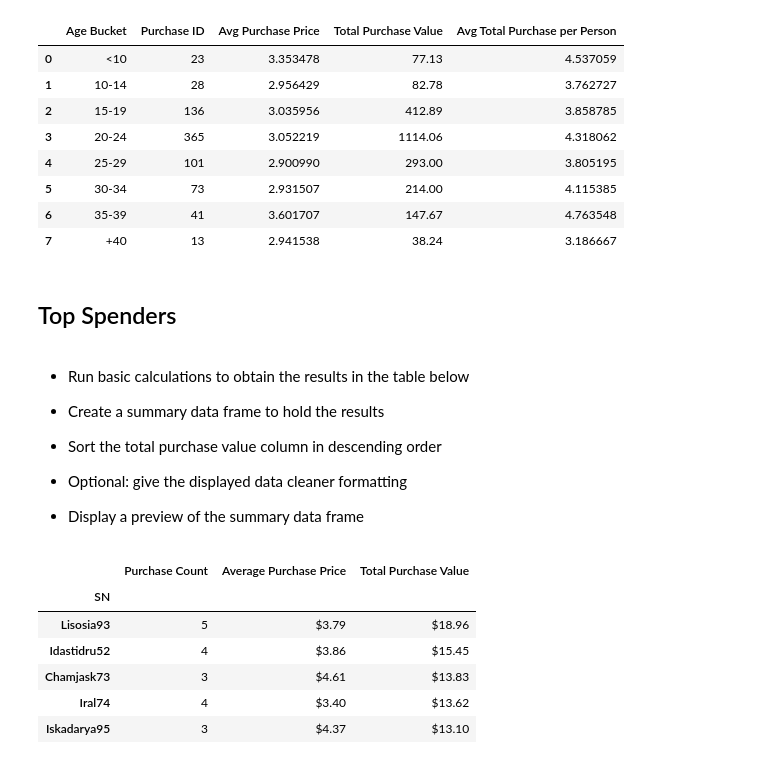
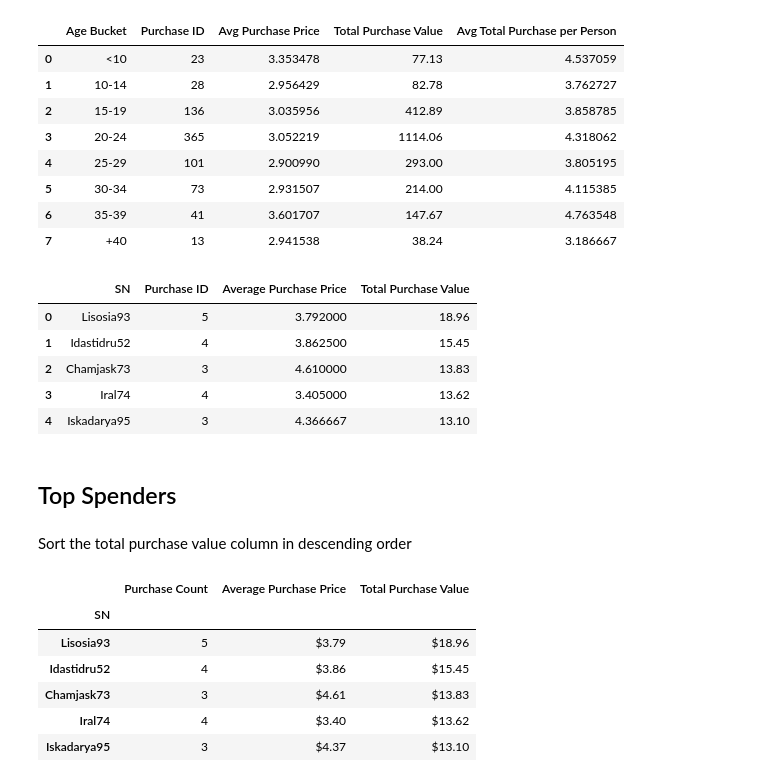
Before and after one commit to robmir22/pandas-challenge, a Jupyter notebook: HeroesOfPymoli/HeroesOfPymoli_starter.ipynb, the cells around one changed output. Drawn from its saved outputs; the diff is of its cells as text; code cells hidden in the pictures.

Commit message:
Finished Top Spenders

```diff
--- a/HeroesOfPymoli/HeroesOfPymoli_starter.ipynb
+++ b/HeroesOfPymoli/HeroesOfPymoli_starter.ipynb
@@ -176,22 +176,27 @@ purchase_count
 | 5 | 30-34 | 73 | 2.931507 | 214.00 | 4.115385 |
 | 6 | 35-39 | 41 | 3.601707 | 147.67 | 4.763548 |
 | 7 | +40 | 13 | 2.941538 | 38.24 | 3.186667 |
+# %%
+top_spenders = purchase_data.groupby(["SN"])
+# %%
+top_summary = top_spenders[["Purchase ID"]].count()
+
+top_summary["Average Purchase Price"] = (top_spenders["Price"].sum() / top_spenders["Purchase ID"].count())
+top_summary["Total Purchase Value"] = top_spenders[["Price"]].sum()
+top_summary_sorted = top_summary.sort_values(["Total Purchase Value"], ascending=False)
+top_summary_sorted = top_summary_sorted.reset_index()
+top_summary_sorted.head()
+# %% [output]
+|  | SN | Purchase ID | Average Purchase Price | Total Purchase Value |
+| 0 | Lisosia93 | 5 | 3.792000 | 18.96 |
+| 1 | Idastidru52 | 4 | 3.862500 | 15.45 |
+| 2 | Chamjask73 | 3 | 4.610000 | 13.83 |
+| 3 | Iral74 | 4 | 3.405000 | 13.62 |
+| 4 | Iskadarya95 | 3 | 4.366667 | 13.10 |
 # %% [markdown]
 ## Top Spenders
-# %% [markdown]
-* Run basic calculations to obtain the results in the table below
-
-
-* Create a summary data frame to hold the results
-
-
-* Sort the total purchase value column in descending order
-
-
-* Optional: give the displayed data cleaner formatting
-
-
-* Display a preview of the summary data frame
+# %% [markdown]
+Sort the total purchase value column in descending order
 # %%
 # %% [output]
 |  | Purchase Count | Average Purchase Price | Total Purchase Value |
```
